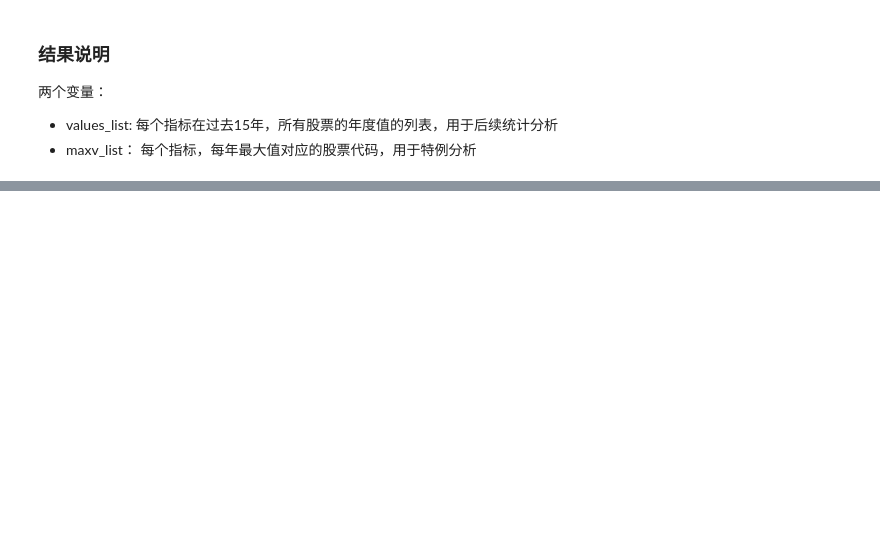
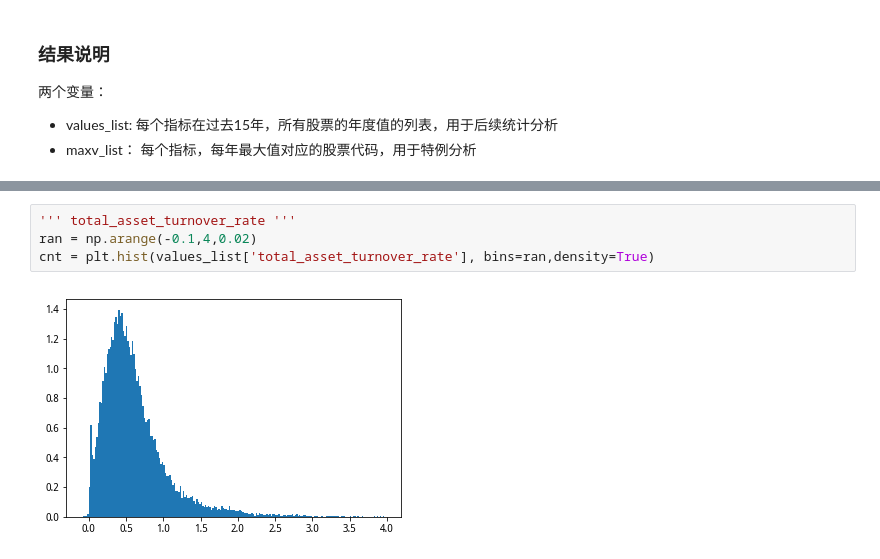
Before and after one commit to John2016/stock_scripts, a Jupyter notebook: research/roe stats.ipynb, the cells around one changed output, grey strips where cells are left out. Drawn from its saved outputs; the diff is of its cells as text; blank space fills up the shorter version.

```diff
--- a/research/roe stats.ipynb
+++ b/research/roe stats.ipynb
@@ -101,0 +154,6 @@ for factor in fac_list:
+# %%
+''' total_asset_turnover_rate '''
+ran = np.arange(-0.1,4,0.02)
+cnt = plt.hist(values_list['total_asset_turnover_rate'], bins=ran,density=True)
+# %% [output]
+[figure, added]
```
Also changed, not shown: parts of 34 cells of this notebook, 1 other file.
